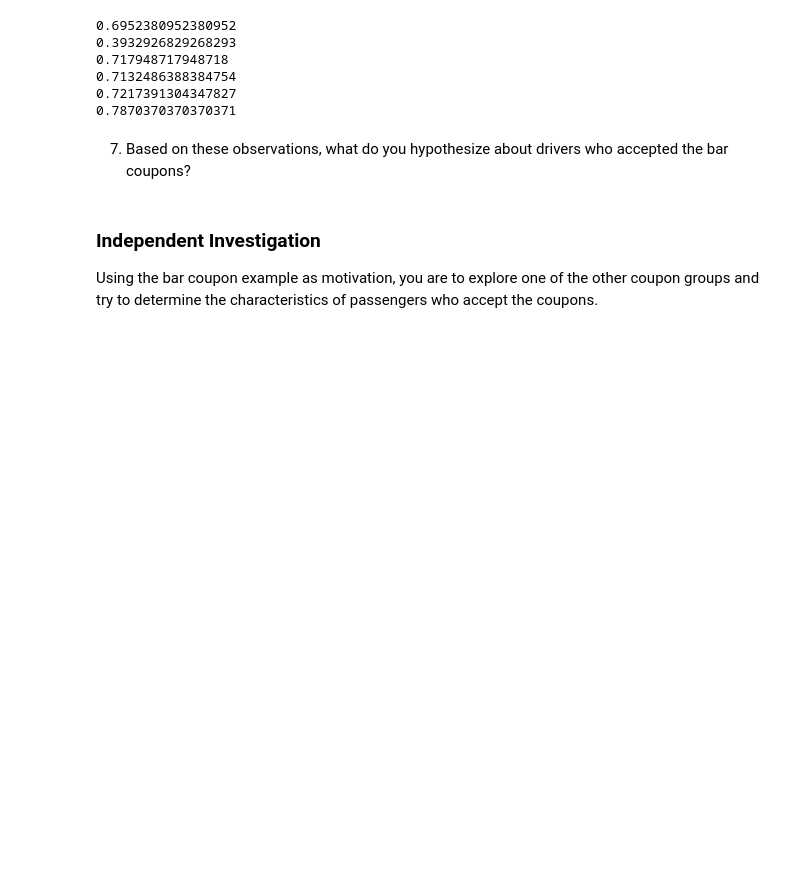
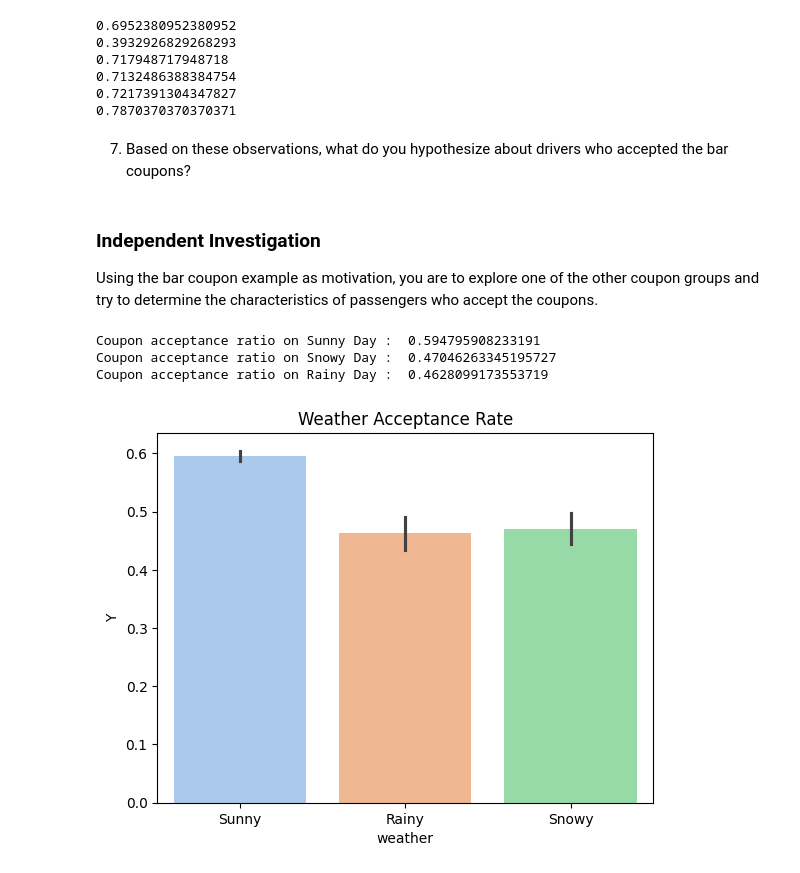
Before and after one commit to chitrapal1/UCB_AIML, a Jupyter notebook: assignment5_coupon_acceptance_analysis.ipynb, the cells around one changed output. Cells and saved outputs as stored; diff of their text form; code cells hidden in the pictures; blank space fills up the shorter version.

```diff
--- a/assignment5_coupon_acceptance_analysis.ipynb
+++ b/assignment5_coupon_acceptance_analysis.ipynb
@@ -243,3 +277,20 @@ print(driver_cat6)
 ### Independent Investigation
 
 Using the bar coupon example as motivation, you are to explore one of the other coupon groups and try to determine the characteristics of passengers who accept the coupons.
+# %%
+#Investigation whether acceptance rate depends on the weather condition or not?
+acceptancerate_onsunnyday = data.query("weather == 'Sunny'")['Y'].value_counts(normalize = True)[1]
+print("Coupon acceptance ratio on Sunny Day : ",acceptancerate_onsunnyday)
+acceptancerate_onsnowyday = data.query("weather == 'Snowy'")['Y'].value_counts(normalize = True)[1]
+print("Coupon acceptance ratio on Snowy Day : ",acceptancerate_onsnowyday)
+acceptancerate_onRainyday = data.query("weather == 'Rainy'")['Y'].value_counts(normalize = True)[1]
+print("Coupon acceptance ratio on Rainy Day : ",acceptancerate_onRainyday)
+
+sns.barplot(x="weather", y = "Y", data=data, estimator=np.mean, hue = "weather",palette="pastel")
+plt.title("Weather Acceptance Rate")
+plt.show()
+# %% [output]
+Coupon acceptance ratio on Sunny Day :  0.594795908233191
+Coupon acceptance ratio on Snowy Day :  0.47046263345195727
+Coupon acceptance ratio on Rainy Day :  0.4628099173553719
+[figure, added]
```
Also changed, not shown: parts of 11 cells of this notebook.
